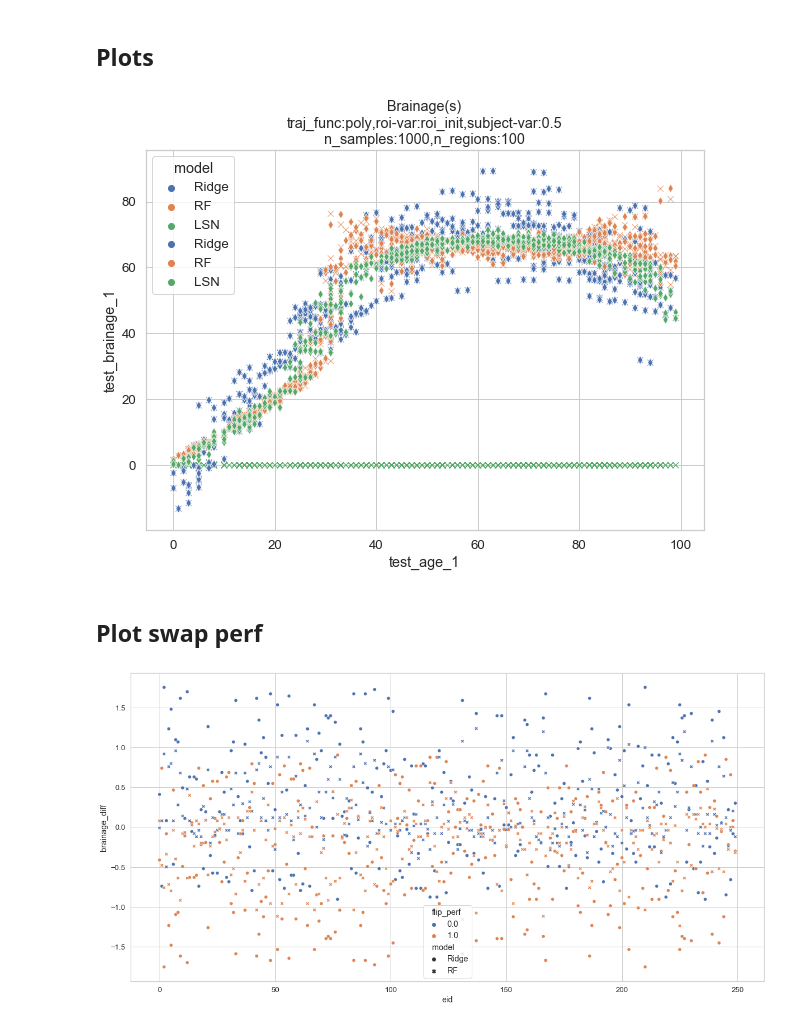
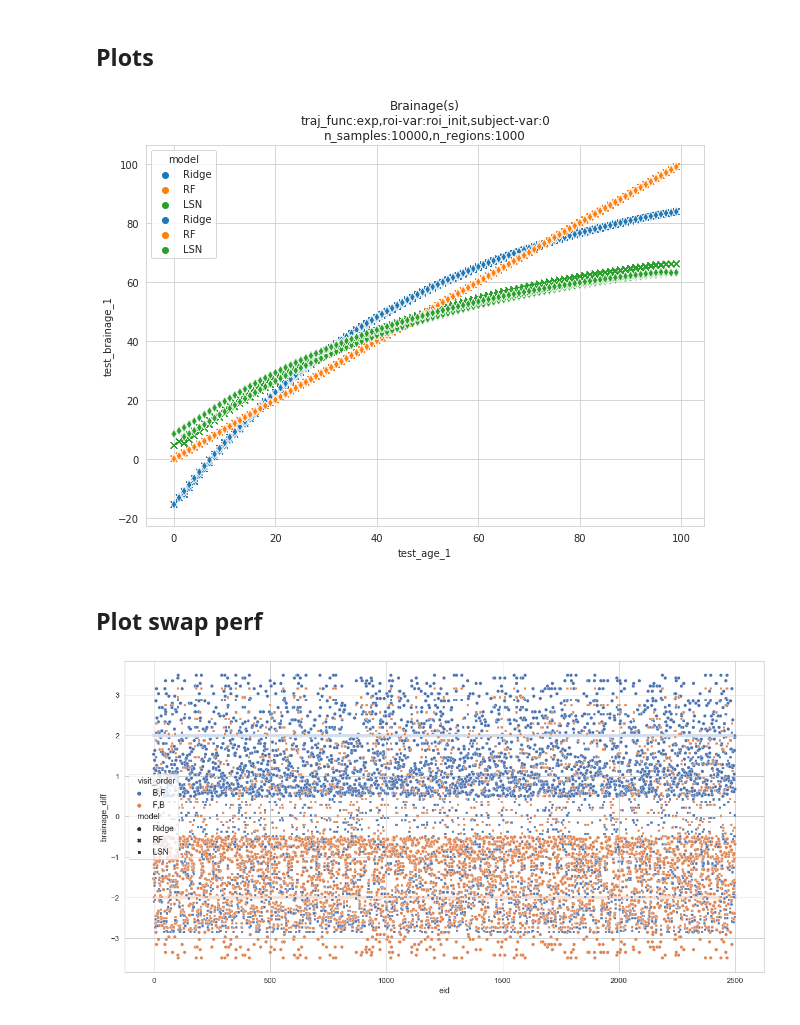
Before and after one commit to nikhil153/brain-diff, a Jupyter notebook: notebooks/7_brain_diff_sim.ipynb, the cells around one changed output. Cells and saved outputs as stored; diff of their text form; code cells hidden in the pictures.

```diff
--- a/notebooks/7_brain_diff_sim.ipynb
+++ b/notebooks/7_brain_diff_sim.ipynb
@@ -142,22 +142,23 @@ sns.histplot(x="diff",bins=100,hue="type",data=plot_df)
 ## Run entire toy example
 # %%
 # Traj params (Fixed)
-traj_func_list = ["poly"] # "poly"
+traj_func_list = ["exp"] # "poly"
 roi_variation_list = ["roi_init"] #, "roi_time"]
 
-subject_variation_list = [0.5]
+subject_variation_list = [0]
 followup_list = [2]
 n_iterations = 1
 data_aug = True
 get_flip_perf = True
+swap_only = True
 
 n_timepoints = 100
-n_samples_list = [1000]
-n_regions_list = [100]
+n_samples_list = [10000]
+n_regions_list = [1000]
 
 lr = 0.001
-batch_size = 10
-n_epochs = 200
+batch_size = 1000
+n_epochs = 100
 hidden_node_list = [10,50,100]
 n_jobs = 4
 
@@ -211,19 +212,23 @@ for it in np.arange(n_iterations):
                                 y_baseline_CV = y_baseline[:n_CV]
                                 y_followup_CV = y_followup[:n_CV]
 
-                                X_CV, y_CV = augment_data(X_baseline_CV, X_followup_CV, y_baseline_CV, y_followup_CV)
+                                X_CV, y_CV = augment_data(X_baseline_CV, X_followup_CV, y_baseline_CV, y_followup_CV, swap_only=swap_only)
 
                             if get_flip_perf:
-                                flip_perf = np.append(np.zeros(len(y_test)),np.ones(len(y_test))) # [False, True]
+                                if swap_only:
+                                    visit_order = list(np.tile(("B,F"),len(y_test))) + list(np.tile(("F,B"),len(y_test)))
+                                else:
+                                    visit_order = list(np.tile(("B,F"),len(y_test))) + list(np.tile(("F,B"),len(y_test))) \
+                                                + list(np.tile(("B,B"),len(y_test))) + list(np.tile(("F,F"),len(y_test)))
 
                                 X_baseline_test = X_test[:,:n_regions]
                                 X_followup_test = X_test[:,n_regions:]
                                 y_baseline_test = y_test[:,0]
                                 y_followup_test = y_test[:,1]
 
-                                X_test, y_test = augment_data(X_baseline_test, X_followup_test, y_baseline_test, y_followup_test, swap_only=True)
+                                X_test, y_test = augment_data(X_baseline_test, X_followup_test, y_baseline_test, y_followup_test, swap_only=swap_only)
                             else:
-                                flip_perf = np.zeros(len(y_test)) # Set flag to False
+                                visit_order = list(np.tile(("B,F"),len(y_test)))
 
                             # Run Models
                             for model_name, model_instance in model_dict.items():
@@ -338,7 +343,7 @@ for it in np.arange(n_iterations):
                                 df["traj_func"] = traj_func
                                 df["roi_variation"] = roi_variation
                                 df["data_aug"] = data_aug
-                                df["flip_perf"] = flip_perf
+                                df["visit_order"] = visit_order
                                 df["iter"] = it
 
                                 perf_df = perf_df.append(df)
@@ -439,11 +444,11 @@ epoch_loss_df
 # %%
 plot_df = perf_df.copy()
 func_type = "poly"
-shift_param = "roi_init"
-subject_variation = 0.5
+shift_param = "roi_time"
+subject_variation = 0
 followup_interval = 2
-n_samples = 1000
-n_regions = 100
+n_samples = 10000
+n_regions = 1000
 
 plot_df = plot_df[(plot_df["traj_func"]==traj_func) & (plot_df["roi_variation"]==roi_variation)]
 plot_df = plot_df[(plot_df["subject_variation"]==subject_variation) & (plot_df["followup_interval"]==followup_interval)]
@@ -458,22 +463,24 @@ with sns.axes_style("whitegrid"):
 
     ax.set_title(f"Brainage(s)\ntraj_func:{traj_func},roi-var:{roi_variation},subject-var:{subject_variation}\nn_samples:{n_samples},n_regions:{n_regions}")
 # %% [output]
-[figure, old version]
+[figure, new version]
 # %% [markdown]
 ## Plot swap perf
 # %%
 plot_df = perf_df.copy()
 plot_df["brainage_diff"] = plot_df["test_brainage_2"] - plot_df["test_brainage_1"]
-plot_df.loc[plot_df["flip_perf"]==1, "eid"] = plot_df[plot_df["flip_perf"]==1]["eid"] - len(y_test)/2
+plot_df.loc[plot_df["visit_order"]=="F,B", "eid"] = plot_df[plot_df["visit_order"]=="F,B"]["eid"] - len(y_test)/2
+# plot_df.loc[plot_df["visit_order"]=="B,B", "eid"] = plot_df[plot_df["visit_order"]=="B,B"]["eid"] - len(y_test)/2
+# plot_df.loc[plot_df["visit_order"]=="F,F", "eid"] = plot_df[plot_df["visit_order"]=="F,F"]["eid"] - 3*len(y_test)/4
 
-plot_df = plot_df[plot_df["model"].isin(["Ridge","RF"])]
+# plot_df = plot_df[plot_df["model"].isin(["Ridge","RF"])]
 sns.set(font_scale=1.2)
 
 with sns.axes_style("whitegrid"):
     fig, ax = plt.subplots(figsize=(20,10))
-    g = sns.scatterplot(x="eid",y="brainage_diff",hue="flip_perf", style="model", data=plot_df, ax=ax)
+    g = sns.scatterplot(x="eid",y="brainage_diff",hue="visit_order", style="model", data=plot_df, ax=ax)
 # %% [output]
-[figure, old version]
+[figure, new version]
 # %%
 plot_df = perf_df.copy()
 plot_df["brainage_diff"] = plot_df["test_brainage_2"] - plot_df["test_brainage_1"]
```
Also changed, not shown: parts of 6 cells of this notebook, 2 other files.
